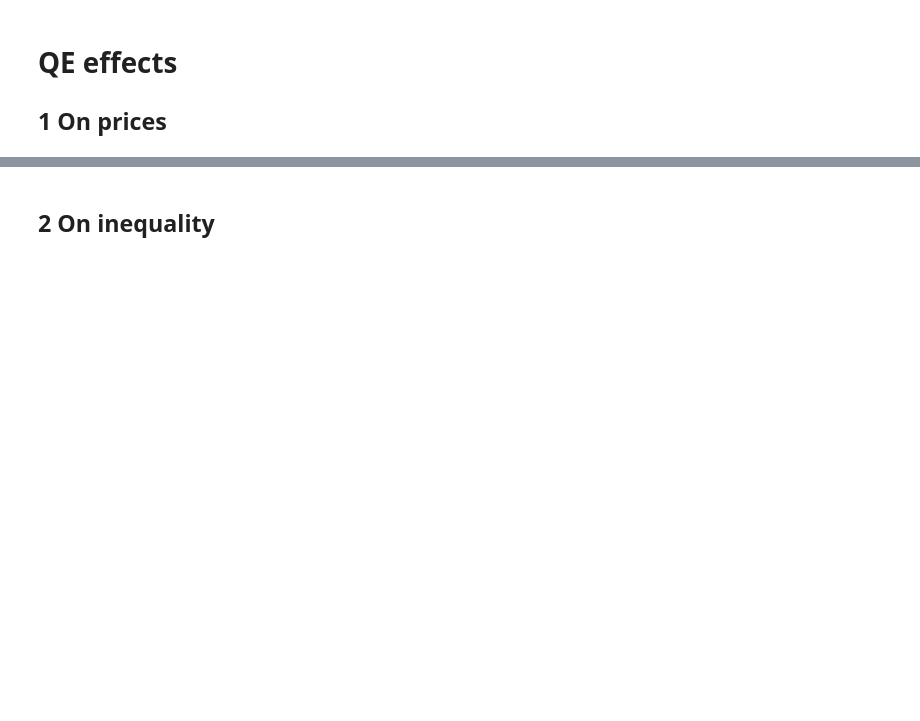
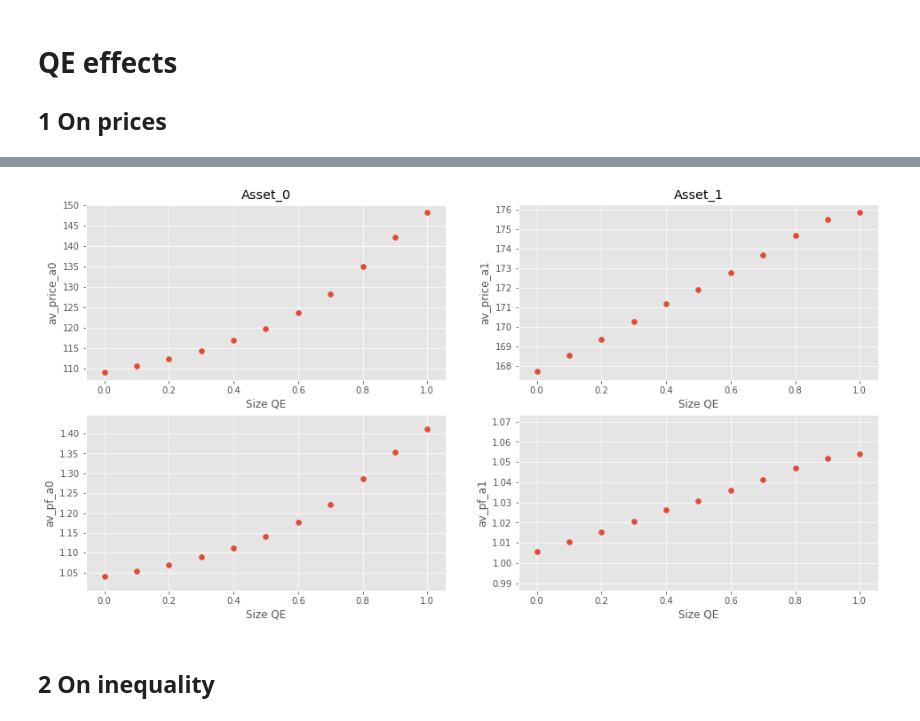
Before and after one commit to joerischasfoort/qe-inequality, a Jupyter notebook: qe-experiment.ipynb, the cells around one changed output, grey strips where cells are left out. Saved outputs shown, nothing was run; the diff lists cells and outputs as text; code cells hidden in the pictures; blank space fills up the shorter version.

```diff
--- a/qe-experiment.ipynb
+++ b/qe-experiment.ipynb
@@ -157,2 +169,31 @@ Text(0, 0.5, 'Volume')
+# %%
+data = pd.DataFrame({'av_price_a0': [np.mean(p) for p in av_p0_experiments],
+                     'av_price_a1': [np.mean(p) for p in av_p1_experiments] ,
+                     'av_pf_a0': [np.mean(av_p0_experiments[idx] / av_fn0_experiments[idx]) for idx in range(experiments)],
+                     'av_pf_a1': [np.mean(av_p1_experiments[idx] / av_fn1_experiments[idx]) for idx in range(experiments)],
+                     'lin_size_qe': full_qe_size})
+data['const'] = 1
+# %%
+fig, ((ax1, ax2),(ax3, ax4)) = plt.subplots(2, 2, figsize=[16,8])
+
+ax1.scatter(data['lin_size_qe'], data['av_price_a0'])
+ax1.set_ylabel('av_price_a0')
+
+ax2.scatter(data['lin_size_qe'], data['av_price_a1'])
+ax2.set_ylabel('av_price_a1')
+
+ax1.set_title('Asset_0')
+ax2.set_title('Asset_1')
+
+ax3.scatter(data['lin_size_qe'], data['av_pf_a0'])
+ax3.set_ylabel('av_pf_a0')
+
+ax4.scatter(data['lin_size_qe'], data['av_pf_a1'])
+ax4.set_ylabel('av_pf_a1')
+
+for ax in [ax1, ax2, ax3, ax4]:
+    ax.set_xlabel('Size QE')
+# %% [output]
+[figure, added]
 # %% [markdown]
 ## 2 On inequality
```
Also changed, not shown: parts of 9 cells of this notebook, 5 other files.
